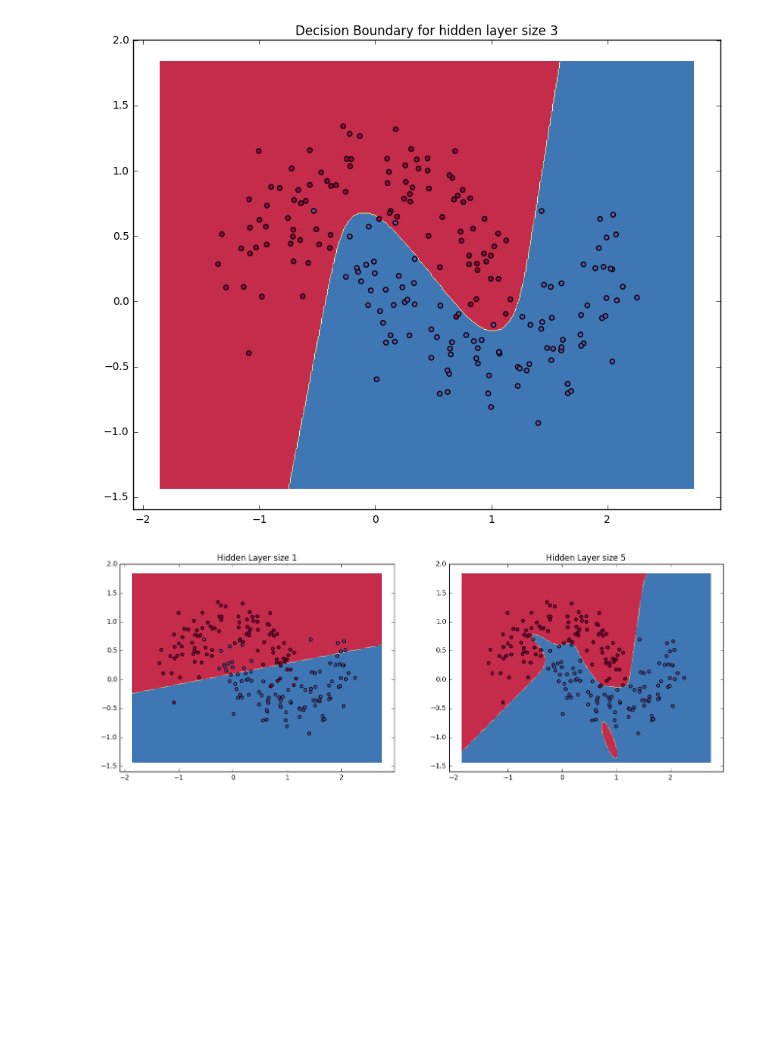
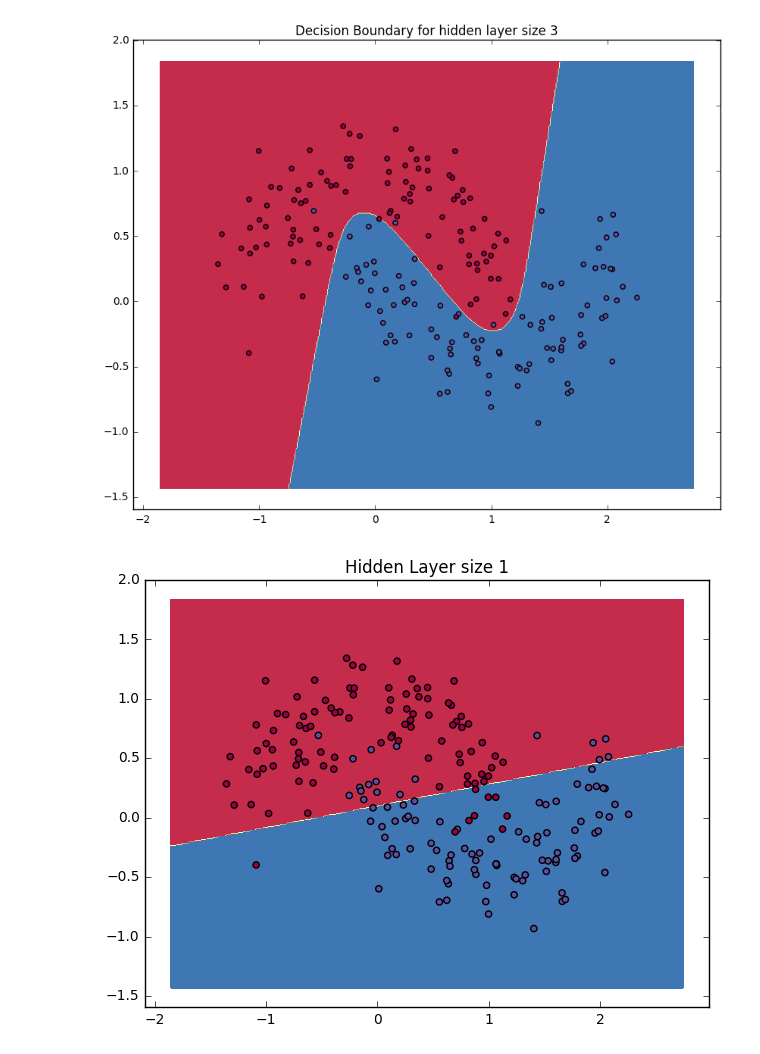
Before and after one commit to kyoseoksong/ml_python, a Jupyter notebook: nn_from_scratch.ipynb, the cells around one changed output. Saved outputs shown, nothing was run; the diff lists cells and outputs as text; code cells hidden in the pictures; blank space fills up the shorter version.

```diff
--- a/nn_from_scratch.ipynb
+++ b/nn_from_scratch.ipynb
@@ -174,12 +174,13 @@ Loss after iteration 19000: 0.070758
 [figure]
 # %%
 plt.figure(figsize=(16, 32))
-hidden_layer_dimensions = [1, 5]
+# hidden_layer_dimensions = [1, 2, 3, 4, 5, 20, 50]
+hidden_layer_dimensions = [1]
 for i, nn_hdim in enumerate(hidden_layer_dimensions):
     plt.subplot(5, 2, i+1)
     plt.title('Hidden Layer size %d' % nn_hdim)
     model = build_model(nn_hdim)
     plot_decision_boundary(lambda x: predict(model, x))
 plt.show()
 # %% [output]
-[figure, old version]
+[figure, new version]
```
